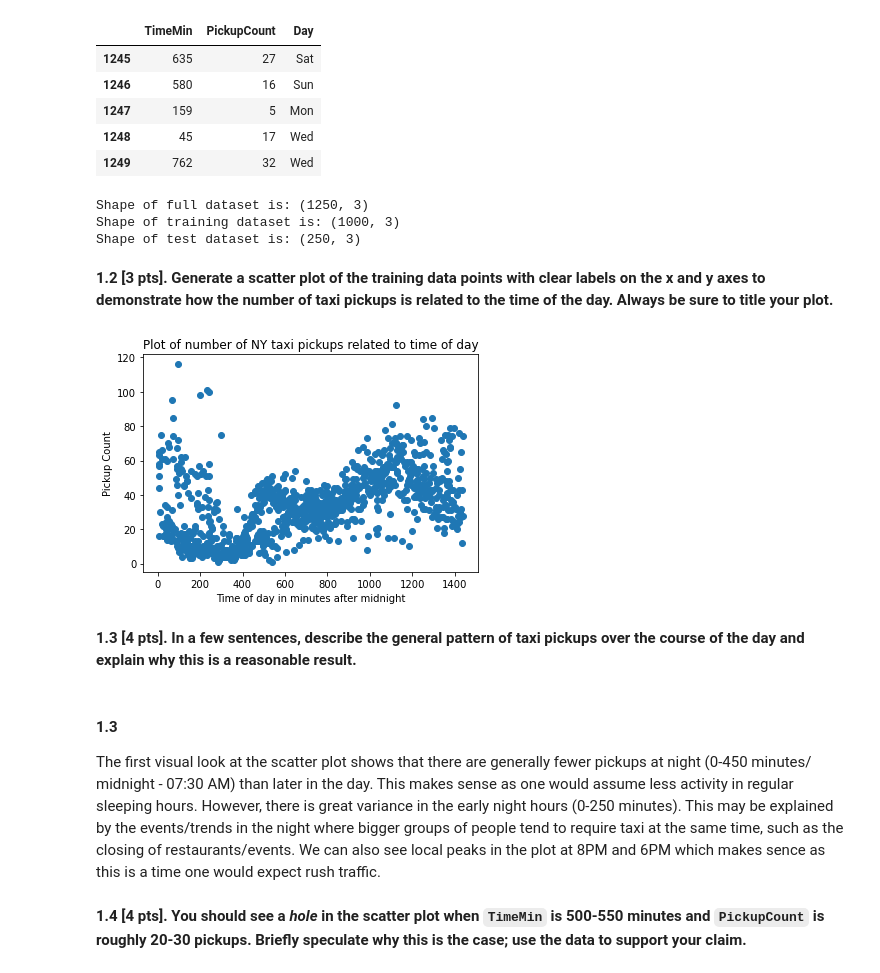
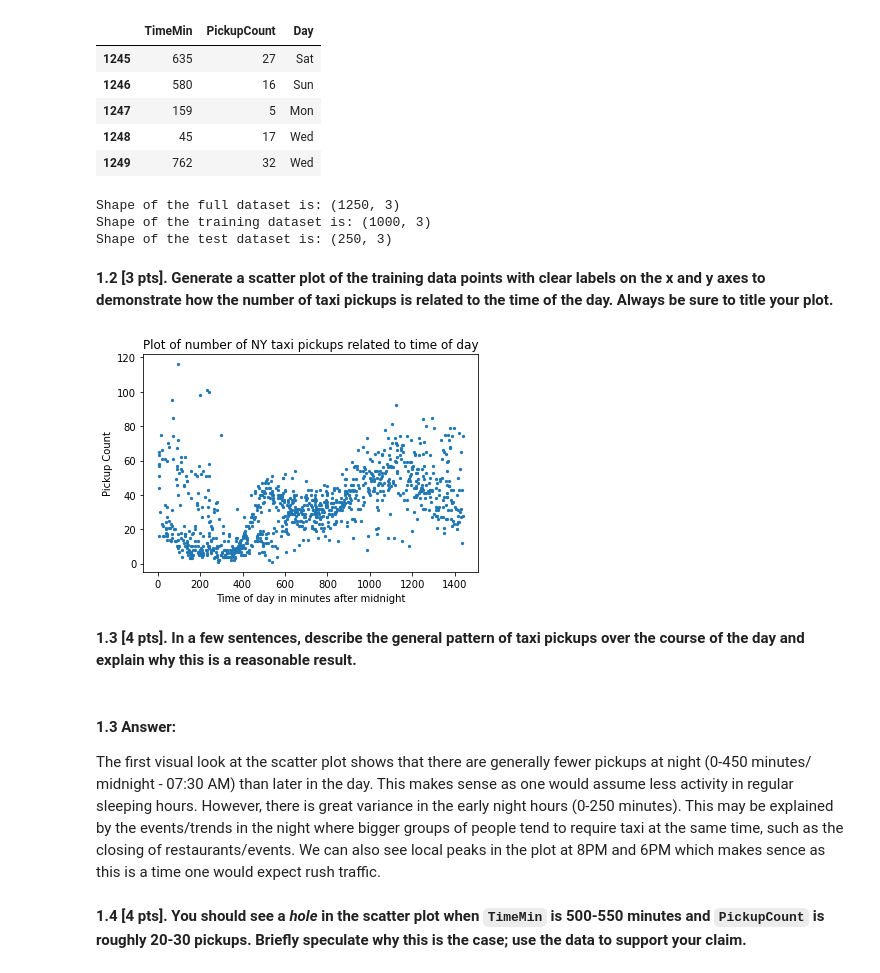
Before and after one commit to kkvalsvik/DataScience_cs109a_Harvard, a Jupyter notebook: cs_s109a_hw2.ipynb, the cells around one changed output. Cells and saved outputs as stored; diff of their text form; code cells hidden in the pictures.

```diff
--- a/cs_s109a_hw2.ipynb
+++ b/cs_s109a_hw2.ipynb
@@ -77,29 +77,29 @@ full_dataset.tail()
 # split the data
 train_data, test_data = train_test_split(full_dataset, test_size=0.2, random_state=109)
 # %%
-print("Shape of full dataset is: {0}".format(full_dataset.shape))
-print("Shape of training dataset is: {0}".format(train_data.shape))
-print("Shape of test dataset is: {0}".format(test_data.shape))
+print("Shape of the full dataset is: {0}".format(full_dataset.shape))
+print("Shape of the training dataset is: {0}".format(train_data.shape))
+print("Shape of the test dataset is: {0}".format(test_data.shape))
 # %% [output]
-Shape of full dataset is: (1250, 3)
-Shape of training dataset is: (1000, 3)
-Shape of test dataset is: (250, 3)
+Shape of the full dataset is: (1250, 3)
+Shape of the training dataset is: (1000, 3)
+Shape of the test dataset is: (250, 3)
 # %% [markdown]
 **1.2 [3 pts]. Generate a scatter plot of the training data points with clear labels on the x and y axes to demonstrate how the number of taxi pickups is related to the time of the day.  Always be sure to title your plot.**
 # %%
 # 1.2
 
-plt.scatter(train_data['TimeMin'], train_data['PickupCount'])
+plt.scatter(train_data['TimeMin'], train_data['PickupCount'], s=5)
 plt.title('Plot of number of NY taxi pickups related to time of day')
 plt.xlabel('Time of day in minutes after midnight')
 plt.ylabel('Pickup Count')
 plt.show()
 # %% [output]
-[figure, old version]
+[figure, new version]
 # %% [markdown]
 **1.3 [4 pts]. In a few sentences, describe the general pattern of taxi pickups over the course of the day and explain why this is a reasonable result.**
 # %% [markdown]
-#### 1.3
+#### 1.3 Answer:
 The first visual look at the scatter plot shows that there are generally fewer pickups at night (0-450 minutes/ midnight - 07:30 AM) than later in the day. This makes sense as one would assume less activity in regular sleeping hours. However, there is great variance in the early night hours (0-250 minutes). This may be explained by the events/trends in the night where bigger groups of people tend to require taxi at the same time, such as the closing of restaurants/events. We can also see local peaks in the plot at 8PM and 6PM which makes sence as this is a time one would expect rush traffic.
 # %% [markdown]
 **1.4 [4 pts]. You should see a *hole* in the scatter plot when `TimeMin` is 500-550 minutes and `PickupCount` is roughly 20-30 pickups.  Briefly speculate why this is the case; use the data to support your claim.**
```
Also changed, not shown: parts of 17 cells of this notebook.
